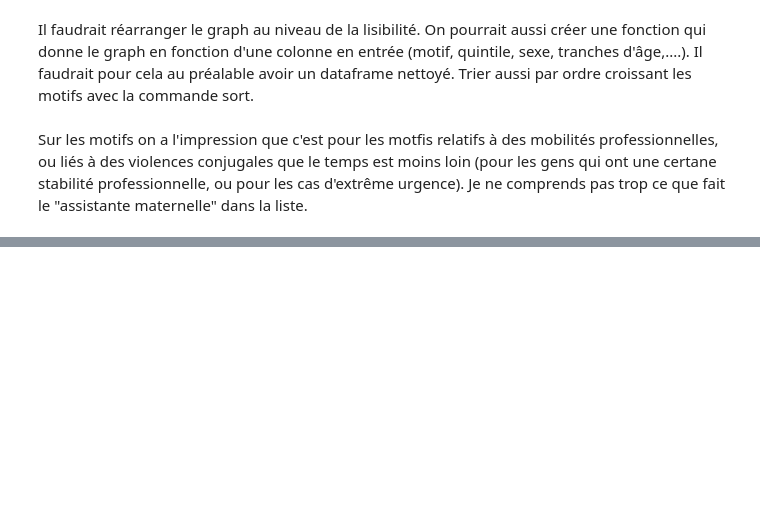
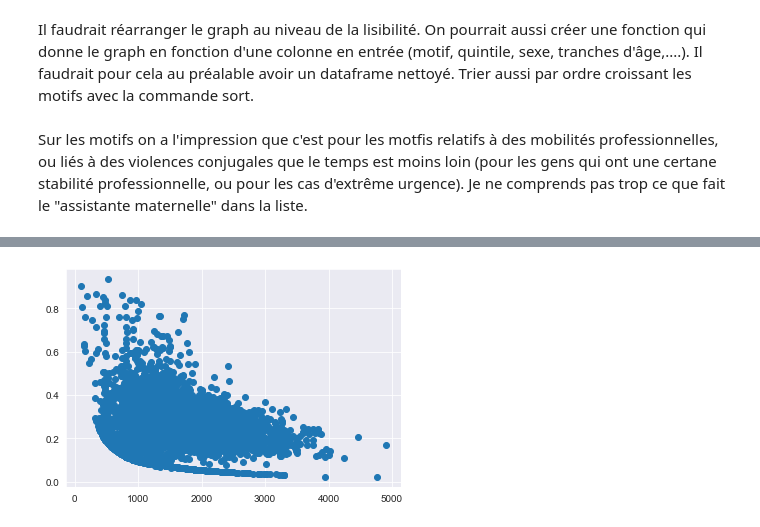
Before and after one commit to cmllbll/Social-Housing-in-France, a Jupyter notebook: Temps d'attente.ipynb, the cells around one changed output, grey strips where cells are left out. Cells and saved outputs as stored; diff of their text form; code cells hidden in the pictures; blank space fills up the shorter version.

```diff
--- a/Temps d'attente.ipynb
+++ b/Temps d'attente.ipynb
@@ -773,0 +803,3 @@ Sur les motifs on a l'impression que c'est pour les motfis relatifs à des mobil
+# %%
+Isolés=df[df['Composition foyer demandeur']=='Personne seule']
+Isolés
@@ -773,0 +820,5 @@ Sur les motifs on a l'impression que c'est pour les motfis relatifs à des mobil
+# %%
+plt.scatter(Isolés["Ri + PFS"], Isolés["Taux d\'effort"])
+plt.show()
+# %% [output]
+[figure, added]
```
Also changed, not shown: parts of 10 cells of this notebook, 2 other files.
